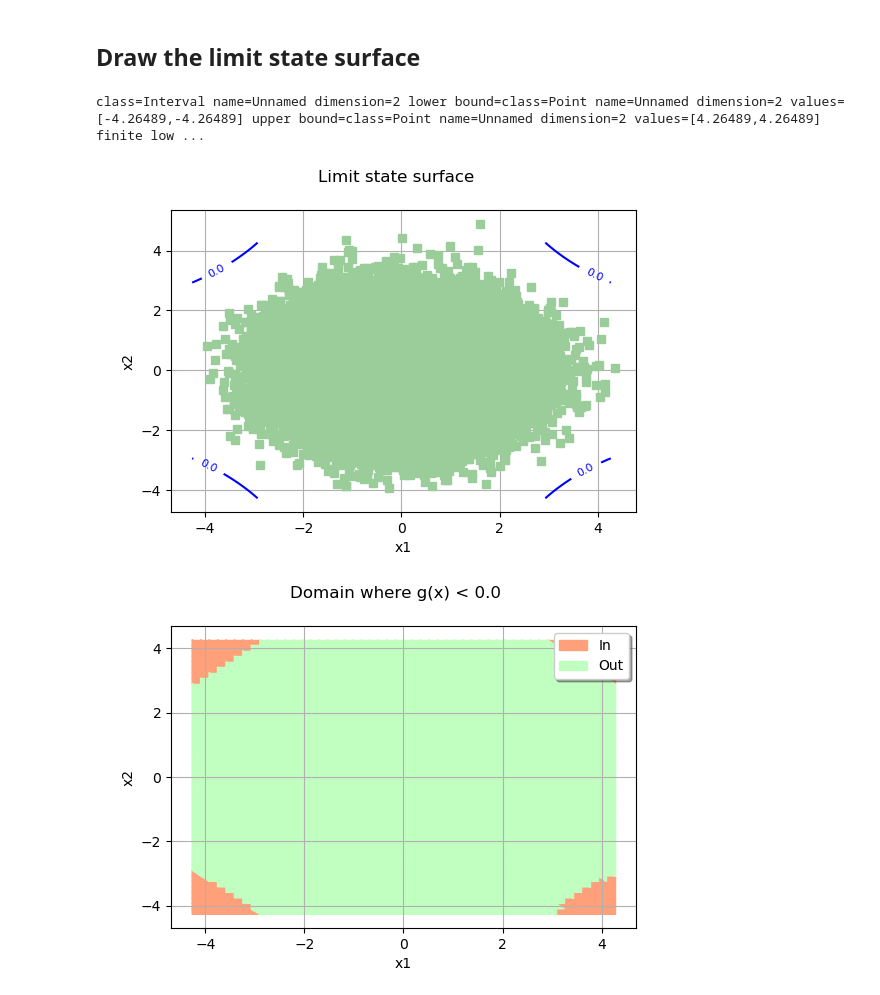
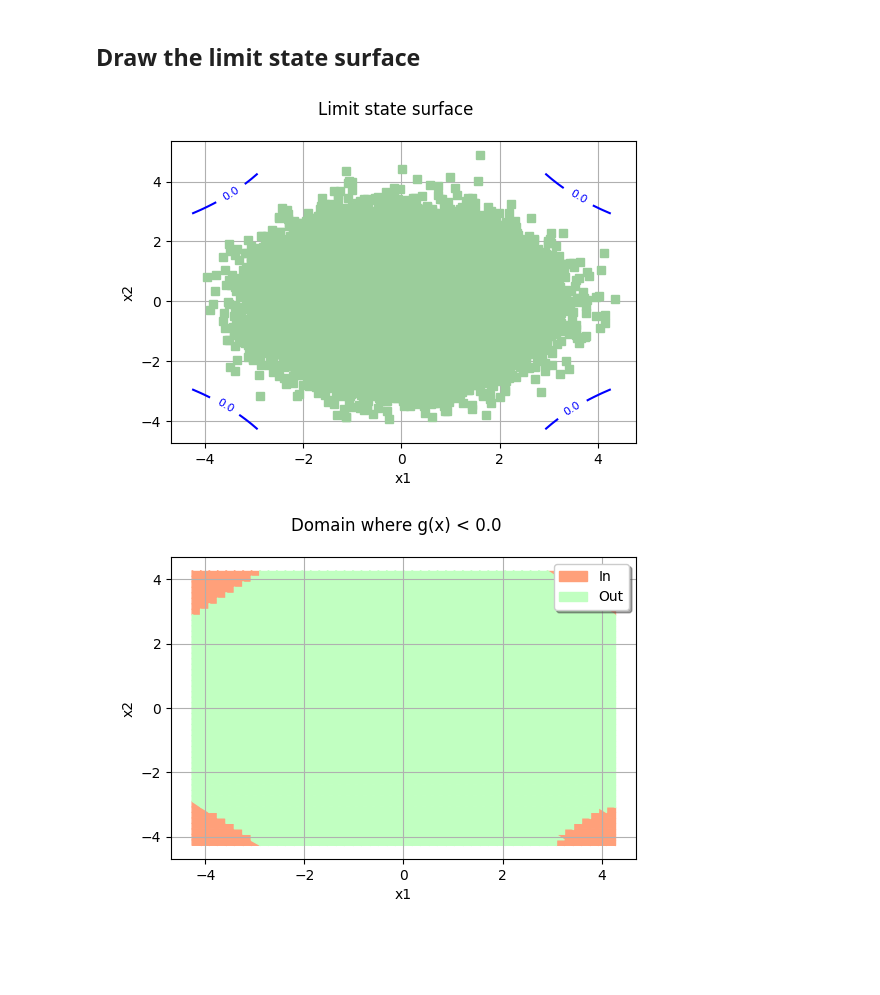
Before and after one commit to openturns/otbenchmark, a Jupyter notebook: examples/RP111_Demo.ipynb, the cells around one changed output. Saved outputs shown, nothing was run; the diff lists cells and outputs as text; code cells hidden in the pictures; blank space fills up the shorter version.

Commit message:
Cross cuts of a function, distribution or event.

```diff
--- a/examples/RP111_Demo.ipynb
+++ b/examples/RP111_Demo.ipynb
@@ -80,6 +77,6 @@ sampleOutput = g(sampleInput)
 drawEvent = otb.DrawEvent(event)
 # %%
-cloud = drawEvent.drawSample(sampleInput, sampleOutput)
+cloud = drawEvent.drawSampleCrossCut(sampleSize)
 cloud
 # %% [output]
 [figure]
@@ -87,15 +84,10 @@ cloud
 ## Draw the limit state surface
 # %%
 bounds = ot.Interval(lowerBound, upperBound)
-bounds
-# %% [output]
-class=Interval name=Unnamed dimension=2 lower bound=class=Point name=Unnamed dimension=2 values=[-4.26489,-4.26489] upper bound=class=Point name=Unnamed dimension=2 values=[4.26489,4.26489] finite low ...
 # %%
-nX = 100
-nY = 100
-graph = drawEvent.drawLimitState(bounds, nX, nY)
+graph = drawEvent.drawLimitStateCrossCut(bounds)
 graph.add(cloud)
 graph
 # %% [output]
-[figure, old version]
+[figure, new version]
 # %%
```
Also changed, not shown: parts of 4 cells of this notebook, 21 other files.
